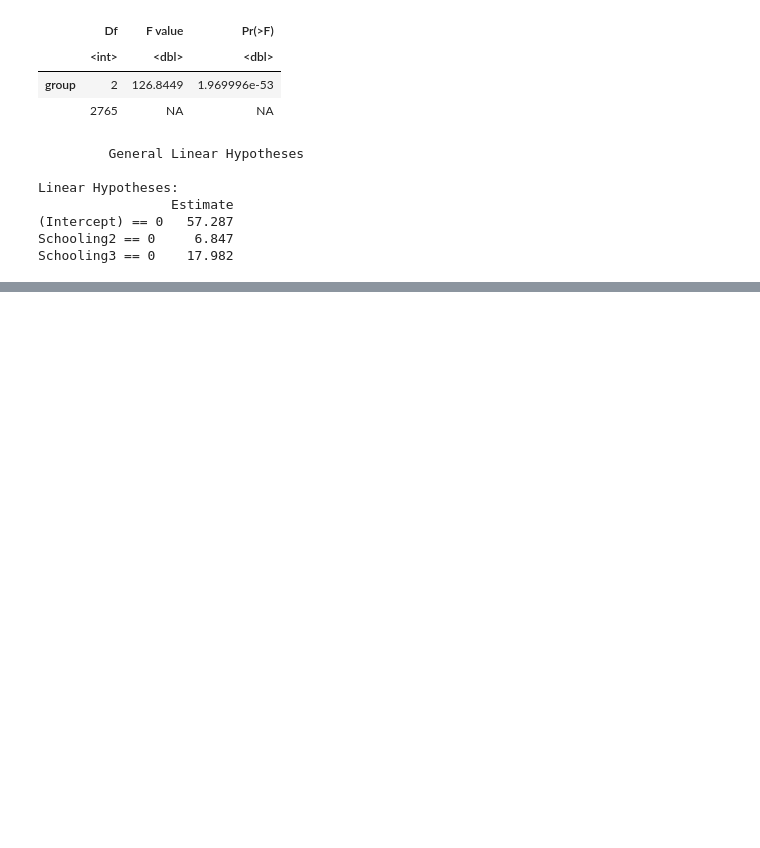
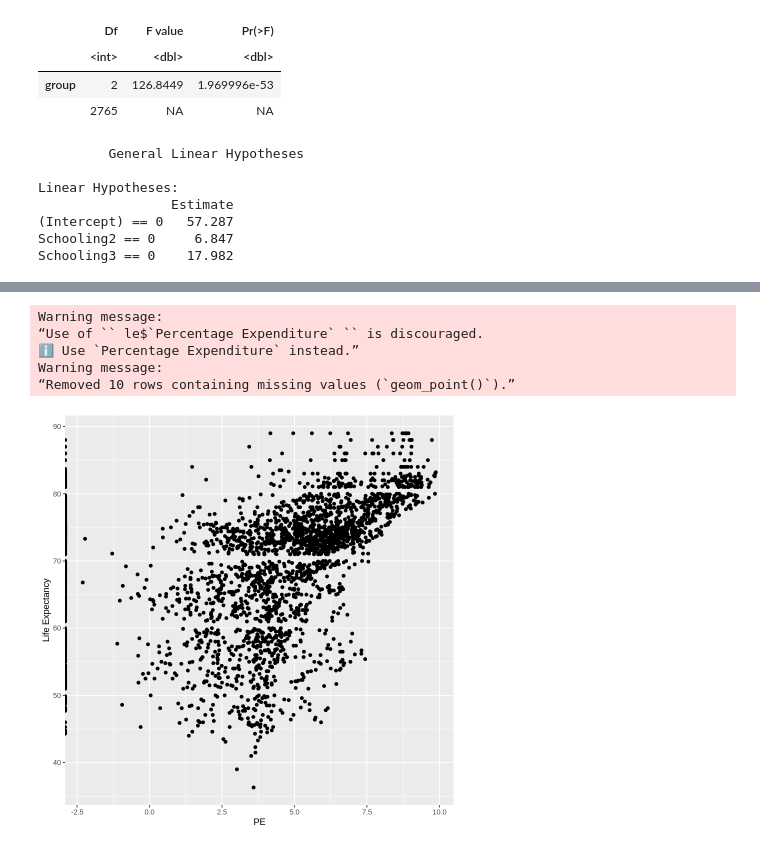
Before and after one commit to GeorgeM2000/Life-Expectancy-Analysis, a Jupyter notebook: Life_Expectancy_Analysis.ipynb, the cells around one changed output, grey strips where cells are left out. Drawn from its saved outputs; the diff is of its cells as text; code cells hidden in the pictures; blank space fills up the shorter version.

```diff
--- a/Life_Expectancy_Analysis.ipynb
+++ b/Life_Expectancy_Analysis.ipynb
@@ -425,0 +479,9 @@ Schooling3 == 0    17.982
+# %%
+ggplot(le, aes(x=log(le$`Percentage Expenditure`), y=`Life Expectancy`)) + geom_point() + labs(x="PE", y="Life Expectancy")
+# %% [output]
+Warning message:
+“Use of `` le$`Percentage Expenditure` `` is discouraged.
+ℹ Use `Percentage Expenditure` instead.”
+Warning message:
+“Removed 10 rows containing missing values (`geom_point()`).”
+[figure, added]
```
Also changed, not shown: parts of 8 cells of this notebook.
